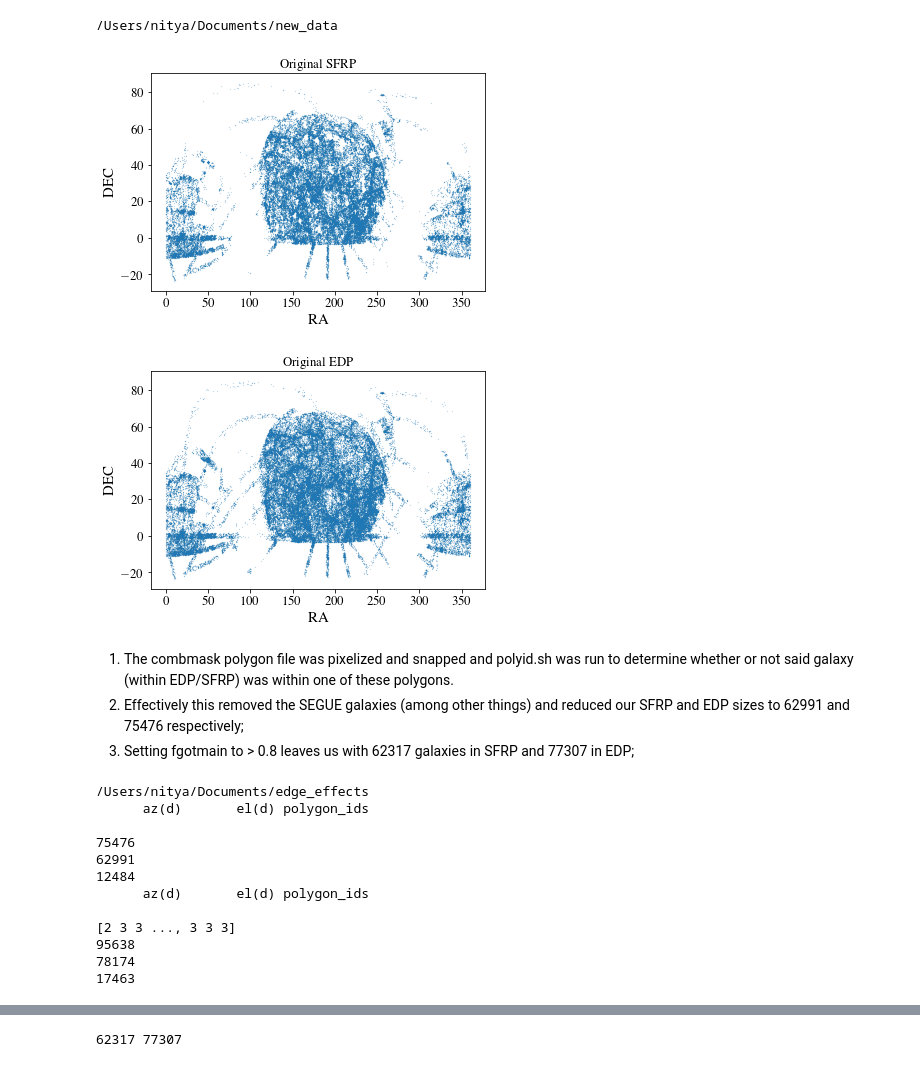
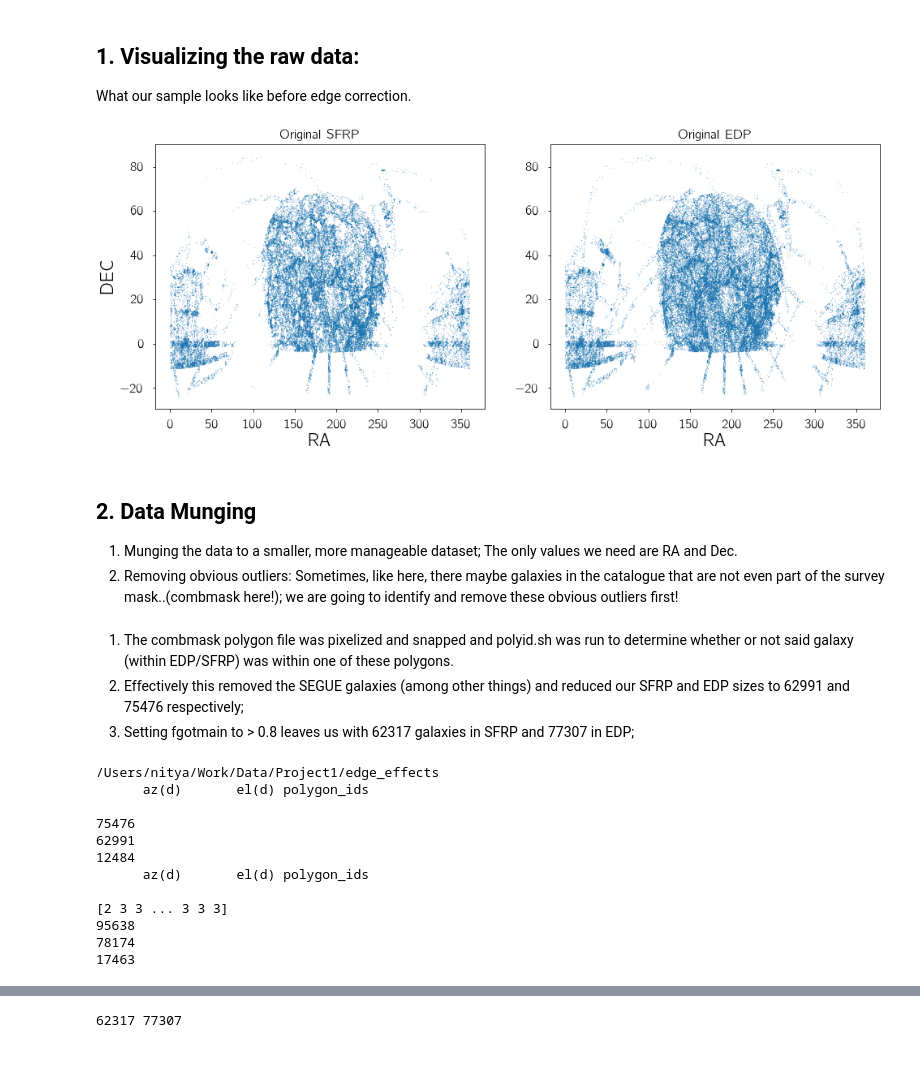
Before and after one commit to nityamd/SSFR_Env, a Jupyter notebook: notebooks/NASA Sloan Atlas Edge Effects.ipynb, the cells around one changed output, grey strips where cells are left out. Drawn from its saved outputs; the diff is of its cells as text; code cells hidden in the pictures.

```diff
--- a/notebooks/NASA Sloan Atlas Edge Effects.ipynb
+++ b/notebooks/NASA Sloan Atlas Edge Effects.ipynb
@@ -67,0 +39,18 @@ ColDefs(
+# %%
+# Some plotting preferences.
+# rcParams["font.size"] = 16
+rcParams["font.family"] = "sans-serif"
+rcParams["font.sans-serif"] = ["Computer Modern Sans"]
+rcParams["text.usetex"] = True
+rcParams["text.latex.preamble"] = r"\usepackage{cmbright}"
+
+rcParams['xtick.major.pad']='10'
+rcParams['ytick.major.pad']='10'
+rcParams['font.size'] = 22
+rcParams['axes.labelsize'] = 22
+rcParams['axes.labelweight'] = 'bold'
+rcParams['axes.titlesize'] = 17
+rcParams['xtick.labelsize'] = 16
+rcParams['ytick.labelsize'] = 16
+rcParams['legend.fontsize'] = 16
+rcParams['figure.titlesize'] = 1
@@ -67,0 +89,8 @@ ColDefs(
+# %%
+fig, ax = plt.subplots(figsize=(10,8))
+
+ax.scatter(d['RA'],d['DEC'], s = 0.001)
+ax.set_xlabel('RA')
+ax.set_ylabel('Dec')
+ax.set_title('Here is our mask!')
+plt.show()
@@ -68,7 +99,6 @@ ColDefs(
 # %%
-
+# Importing the Data.
 os.chdir('/Users/nitya/Work/Data/Project1/measurements')
-print(os.getcwd())
 
 file2 = open(r'SFRP.pkl','rb')
 d2 = pickle.load(file2, encoding ='latin1')
@@ -77,28 +107,33 @@ file2.close()
 file3 = open(r'EDP.pkl','rb')
 d3 = pickle.load(file3, encoding ='latin1')
 file3.close()
-# %% [output]
-/Users/nitya/Documents/new_data
+# %% [markdown]
+<h2> 1. Visualizing the raw data: </h2>
+What our sample looks like before edge correction.
 # %%
 ra = np.asarray(d2['RA'])
 dec = np.asarray(d2['DEC'])
 nsa = np.asarray(d2['NSAID'])
-plt.scatter(ra,dec, s = 0.01)
-plt.xlabel('RA')
-plt.ylabel('DEC')
-plt.title('Original SFRP')
-plt.show()
+
+fig, [ax1, ax2] = plt.subplots(1, 2, figsize = (16,6))
+ax1.scatter(ra,dec, s = 0.01)
+ax1.set_xlabel('RA')
+ax1.set_ylabel('DEC')
+ax1.set_title('Original SFRP')
 
 
 ra2 = np.asarray(d3['RA'])
 dec2 = np.asarray(d3['DEC'])
 nsa2 = np.asarray(d3['NSAID'])
-plt.scatter(ra2,dec2, s = 0.01)
-plt.xlabel('RA')
-plt.ylabel('DEC')
-plt.title('Original EDP')
+ax2.scatter(ra2,dec2, s = 0.01)
+ax2.set_xlabel('RA')
+ax2.set_title('Original EDP')
 plt.show()
 # %% [output]
-[figure, old version]
+[figure, new version]
-[figure, removed]
+# %% [markdown]
+<h2> 2. Data Munging </h2>
+
+1. Munging the data to a smaller, more manageable dataset; The only values we need are RA and Dec.
+2. Removing obvious outliers:  Sometimes, like here, there maybe galaxies in the catalogue that are not even part of the survey mask..(combmask here!); we are going to identify and remove these obvious outliers first!
 # %%
@@ -124,13 +159,13 @@ plt.show()
 2. Effectively this removed the SEGUE galaxies (among other things) and reduced our SFRP and EDP sizes to 62991 and 75476 respectively;
 3. Setting fgotmain to > 0.8 leaves us with 62317 galaxies in SFRP and 77307 in EDP;
 # %%
-os.chdir('/Users/nitya/Documents/edge_effects')
+os.chdir('/Users/nitya/Work/Data/Project1/edge_effects/')
 print(os.getcwd())
 
+# Reading the polygon file!
 w = open('sfr_polyid_0', 'r')
 u = np.asarray(w.readlines())
 print(u[0])
-
 v = np.array([np.array(u[1:][i].split(), dtype = float) for i in range(len(u[1:]))])
 
 rap = np.asarray([v[i][0] for i in range(len(v))])
@@ -168,16 +203,14 @@ j2 = np.where(lens2==2)[0]
 print(len(h))
 print(len(h[j1]))
 print(len(h[j2]))
-
 b3 = d3[j1]
 afile = open(r'ETP.pkl', 'wb')
 pickle.dump(b3, afile)
 afile.close()
-
 #polygons
 p_edp = np.asarray([h[j1][i][2] for i in range(len(h[j1]))])
 # %% [output]
-/Users/nitya/Documents/edge_effects
+/Users/nitya/Work/Data/Project1/edge_effects
       az(d)       el(d) polygon_ids
 
 75476
@@ -185,7 +218,7 @@ p_edp = np.asarray([h[j1][i][2] for i in range(len(h[j1]))])
 12484
       az(d)       el(d) polygon_ids
 
-[2 3 3 ..., 3 3 3]
+[2 3 3 ... 3 3 3]
 95638
 78174
 17463
```
Also changed, not shown: parts of 36 cells of this notebook, 6 other files.
